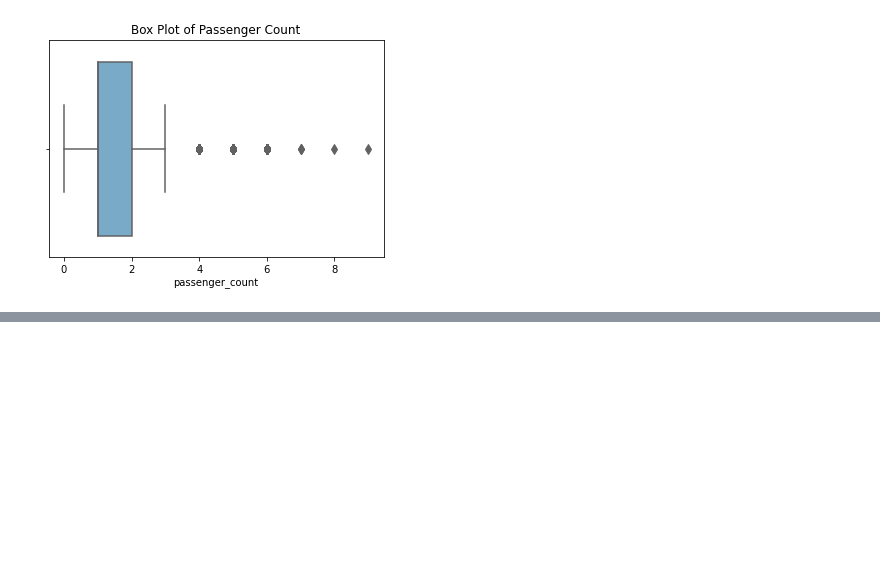
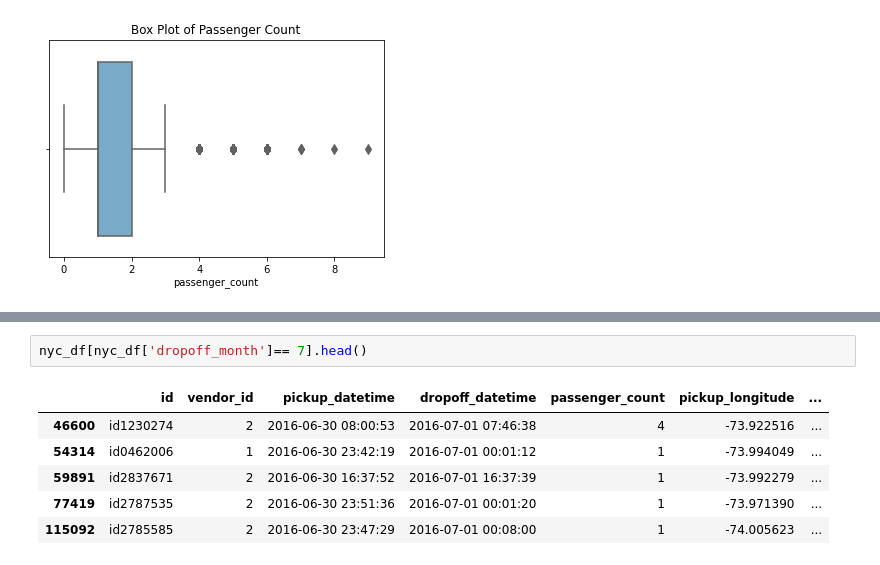
Before and after one commit to San13deep/NYC_Taxi_Trip_Prediction, a Jupyter notebook: NYC_Taxi_Trip_Time_Prediction_Capstone_Project.ipynb, the cells around one changed output, grey strips where cells are left out. Drawn from its saved outputs; the diff is of its cells as text; blank space fills up the shorter version.

```diff
--- a/NYC_Taxi_Trip_Time_Prediction_Capstone_Project.ipynb
+++ b/NYC_Taxi_Trip_Time_Prediction_Capstone_Project.ipynb
@@ -163,0 +226,9 @@ Name: trip_duration, Length: 7417, dtype: int64
+# %%
+nyc_df[nyc_df['dropoff_month']== 7].head()
+# %% [output]
+|  | id | vendor_id | pickup_datetime | dropoff_datetime | passenger_count | pickup_longitude | ... |
+| 46600 | id1230274 | 2 | 2016-06-30 08:00:53 | 2016-07-01 07:46:38 | 4 | -73.922516 | ... |
+| 54314 | id0462006 | 1 | 2016-06-30 23:42:19 | 2016-07-01 00:01:12 | 1 | -73.994049 | ... |
+| 59891 | id2837671 | 2 | 2016-06-30 16:37:52 | 2016-07-01 16:37:39 | 1 | -73.992279 | ... |
+| 77419 | id2787535 | 2 | 2016-06-30 23:51:36 | 2016-07-01 00:01:20 | 1 | -73.971390 | ... |
+| 115092 | id2785585 | 2 | 2016-06-30 23:47:29 | 2016-07-01 00:08:00 | 1 | -74.005623 | ... |
```
Also changed, not shown: parts of 14 cells of this notebook.
